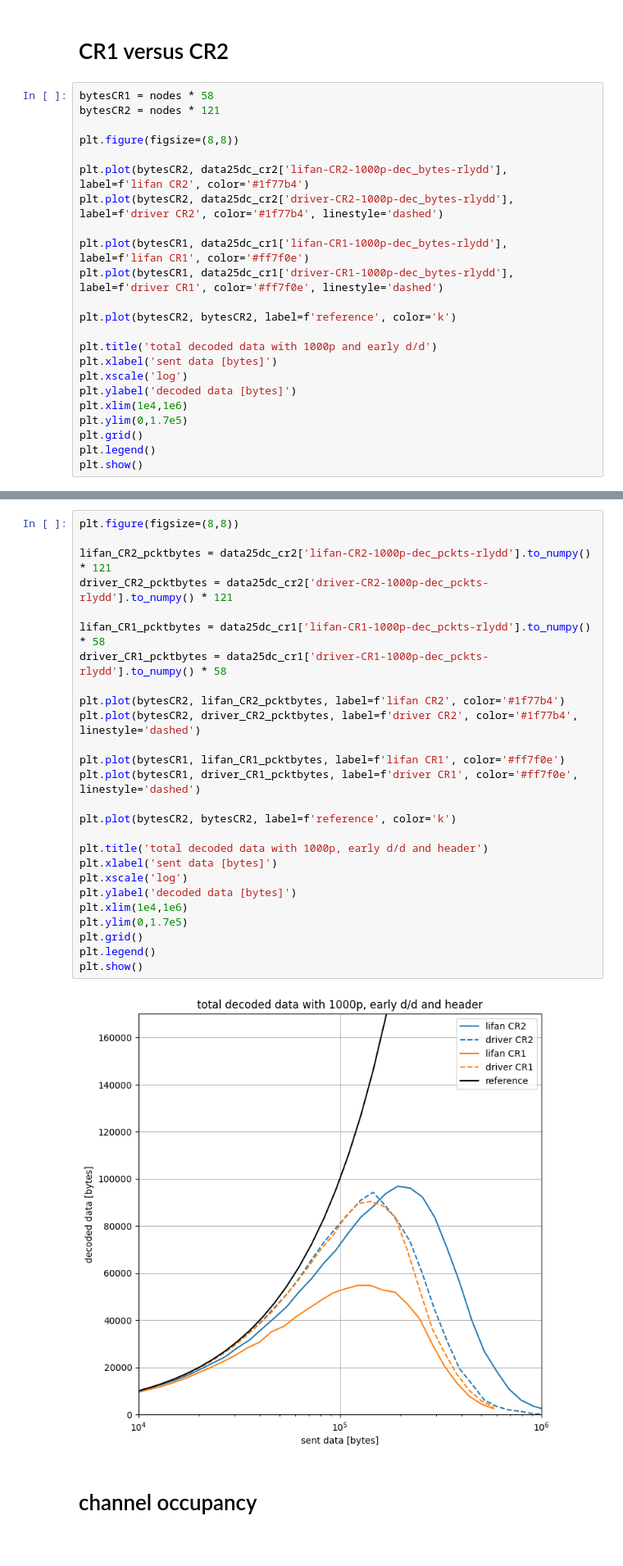
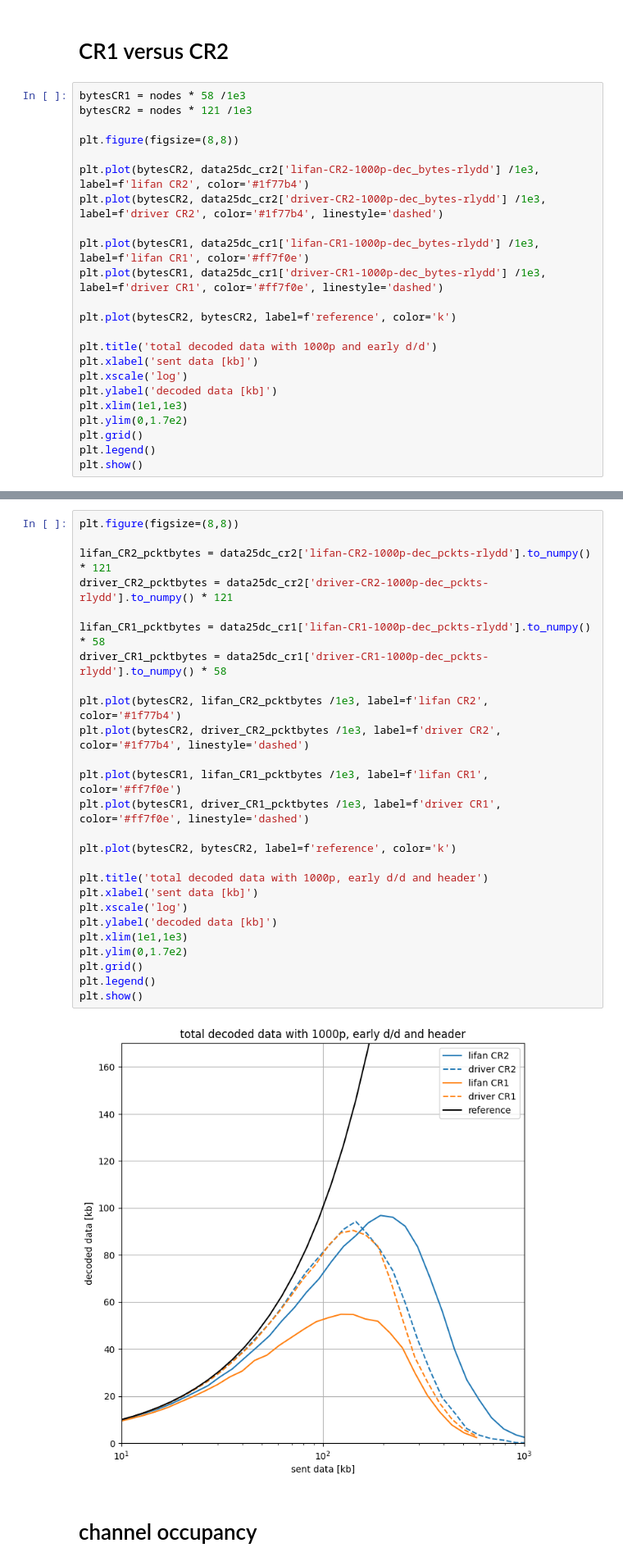
Before and after one commit to diegomm6/lr-fhss_seq-families, a Jupyter notebook: headerPlots.ipynb, the cells around one changed output, grey strips where cells are left out. Shown at 82% size. Drawn from its saved outputs; the diff is of its cells as text.

```diff
--- a/headerPlots.ipynb
+++ b/headerPlots.ipynb
@@ -167,25 +167,25 @@ plt.show()
 # %% [markdown]
 # CR1 versus CR2
 # %%
-bytesCR1 = nodes * 58
-bytesCR2 = nodes * 121
+bytesCR1 = nodes * 58 /1e3
+bytesCR2 = nodes * 121 /1e3
 
 plt.figure(figsize=(8,8))
 
-plt.plot(bytesCR2, data25dc_cr2['lifan-CR2-1000p-dec_bytes-rlydd'], label=f'lifan CR2', color='#1f77b4')
-plt.plot(bytesCR2, data25dc_cr2['driver-CR2-1000p-dec_bytes-rlydd'], label=f'driver CR2', color='#1f77b4', linestyle='dashed')
+plt.plot(bytesCR2, data25dc_cr2['lifan-CR2-1000p-dec_bytes-rlydd'] /1e3, label=f'lifan CR2', color='#1f77b4')
+plt.plot(bytesCR2, data25dc_cr2['driver-CR2-1000p-dec_bytes-rlydd'] /1e3, label=f'driver CR2', color='#1f77b4', linestyle='dashed')
 
-plt.plot(bytesCR1, data25dc_cr1['lifan-CR1-1000p-dec_bytes-rlydd'], label=f'lifan CR1', color='#ff7f0e')
-plt.plot(bytesCR1, data25dc_cr1['driver-CR1-1000p-dec_bytes-rlydd'], label=f'driver CR1', color='#ff7f0e', linestyle='dashed')
+plt.plot(bytesCR1, data25dc_cr1['lifan-CR1-1000p-dec_bytes-rlydd'] /1e3, label=f'lifan CR1', color='#ff7f0e')
+plt.plot(bytesCR1, data25dc_cr1['driver-CR1-1000p-dec_bytes-rlydd'] /1e3, label=f'driver CR1', color='#ff7f0e', linestyle='dashed')
 
 plt.plot(bytesCR2, bytesCR2, label=f'reference', color='k')
 
 plt.title('total decoded data with 1000p and early d/d')
-plt.xlabel('sent data [bytes]')
+plt.xlabel('sent data [kb]')
 plt.xscale('log')
-plt.ylabel('decoded data [bytes]')
-plt.xlim(1e4,1e6)
-plt.ylim(0,1.7e5)
+plt.ylabel('decoded data [kb]')
+plt.xlim(1e1,1e3)
+plt.ylim(0,1.7e2)
 plt.grid()
 plt.legend()
 plt.show()
@@ -194,31 +194,31 @@ plt.show()
 # %%
 plt.figure(figsize=(8,8))
 
 lifan_CR2_pcktbytes = data25dc_cr2['lifan-CR2-1000p-dec_pckts-rlydd'].to_numpy() * 121
 driver_CR2_pcktbytes = data25dc_cr2['driver-CR2-1000p-dec_pckts-rlydd'].to_numpy() * 121
 
 lifan_CR1_pcktbytes = data25dc_cr1['lifan-CR1-1000p-dec_pckts-rlydd'].to_numpy() * 58
 driver_CR1_pcktbytes = data25dc_cr1['driver-CR1-1000p-dec_pckts-rlydd'].to_numpy() * 58
 
-plt.plot(bytesCR2, lifan_CR2_pcktbytes, label=f'lifan CR2', color='#1f77b4')
-plt.plot(bytesCR2, driver_CR2_pcktbytes, label=f'driver CR2', color='#1f77b4', linestyle='dashed')
+plt.plot(bytesCR2, lifan_CR2_pcktbytes /1e3, label=f'lifan CR2', color='#1f77b4')
+plt.plot(bytesCR2, driver_CR2_pcktbytes /1e3, label=f'driver CR2', color='#1f77b4', linestyle='dashed')
 
-plt.plot(bytesCR1, lifan_CR1_pcktbytes, label=f'lifan CR1', color='#ff7f0e')
-plt.plot(bytesCR1, driver_CR1_pcktbytes, label=f'driver CR1', color='#ff7f0e', linestyle='dashed')
+plt.plot(bytesCR1, lifan_CR1_pcktbytes /1e3, label=f'lifan CR1', color='#ff7f0e')
+plt.plot(bytesCR1, driver_CR1_pcktbytes /1e3, label=f'driver CR1', color='#ff7f0e', linestyle='dashed')
 
 plt.plot(bytesCR2, bytesCR2, label=f'reference', color='k')
 
 plt.title('total decoded data with 1000p, early d/d and header')
-plt.xlabel('sent data [bytes]')
+plt.xlabel('sent data [kb]')
 plt.xscale('log')
-plt.ylabel('decoded data [bytes]')
-plt.xlim(1e4,1e6)
-plt.ylim(0,1.7e5)
+plt.ylabel('decoded data [kb]')
+plt.xlim(1e1,1e3)
+plt.ylim(0,1.7e2)
 plt.grid()
 plt.legend()
 plt.show()
 # %% [output]
-[figure, old version]
+[figure, new version]
 # %% [markdown]
 # channel occupancy
 # %%
```
Also changed, not shown: parts of 1 cell of this notebook, 5 other files.
